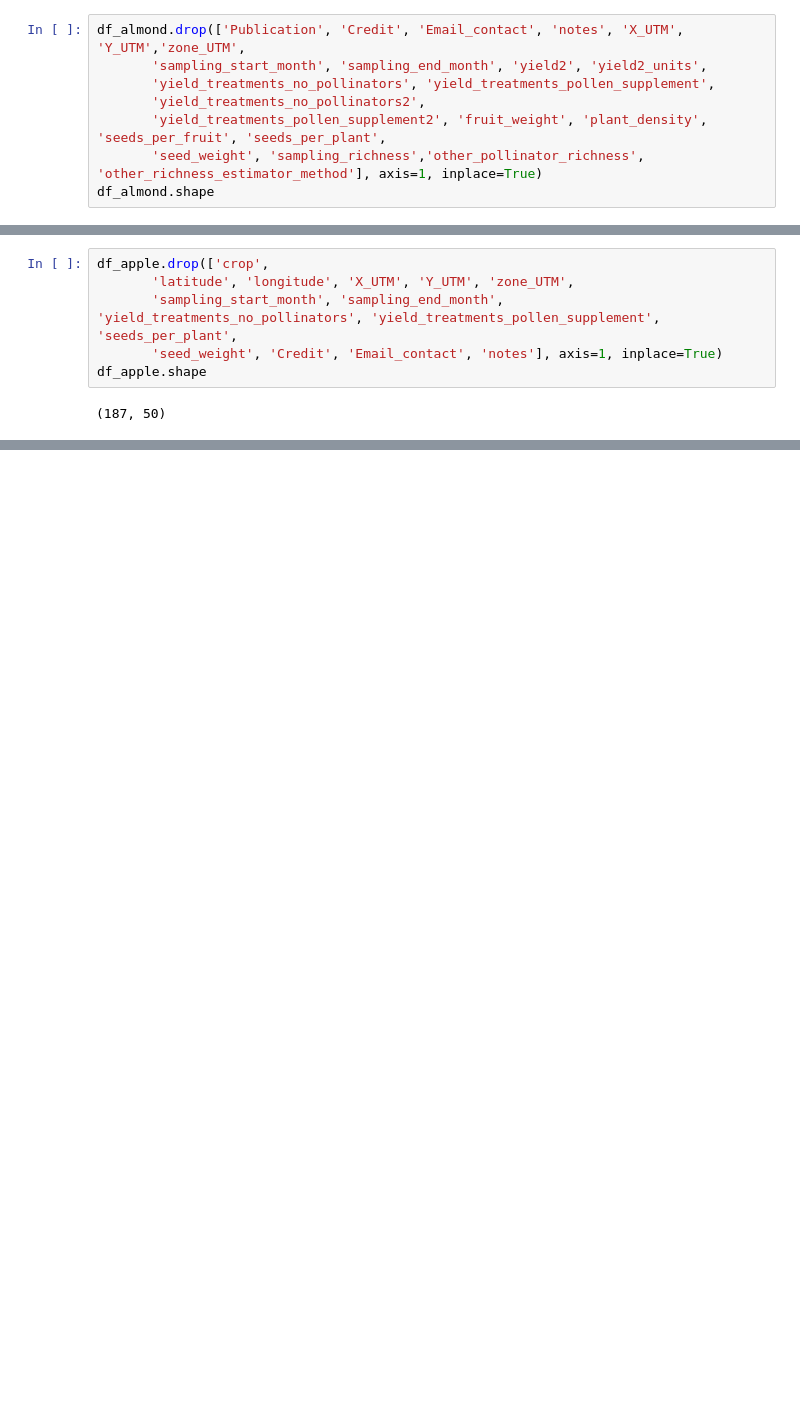
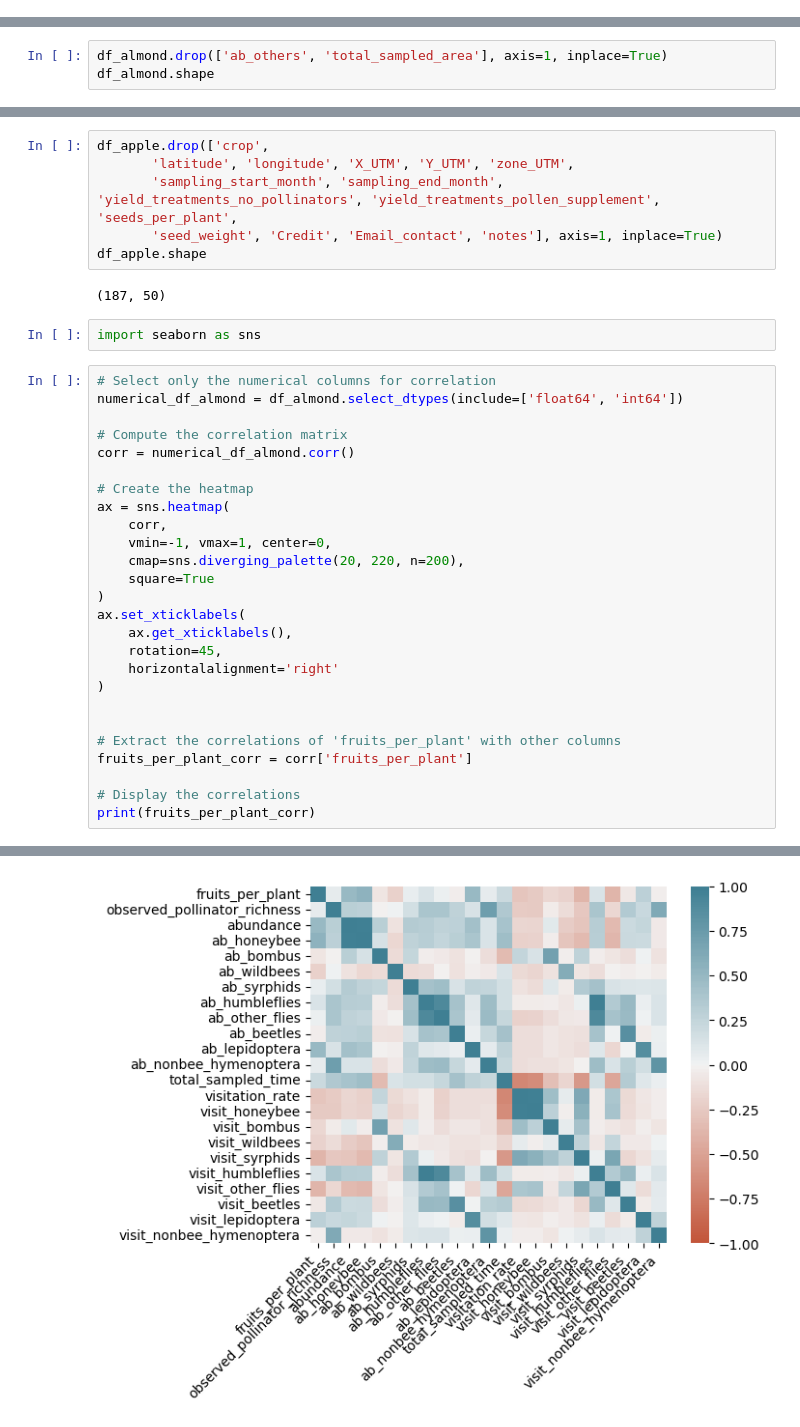
Before and after one commit to Paul-Sabin/BeeSharing, a Jupyter notebook: Data Wrangling.ipynb, the cells around one changed output, grey strips where cells are left out. Drawn from its saved outputs; the diff is of its cells as text; blank space fills up the shorter version.

```diff
--- a/Data Wrangling.ipynb
+++ b/Data Wrangling.ipynb
@@ -207,11 +207,3 @@ df_almond = df_europe[df_europe['study_id'].isin(almondStudies)]
 df_almond.shape
 # %% [output]
 (35, 65)
-# %%
-df_almond.drop(['Publication', 'Credit', 'Email_contact', 'notes', 'X_UTM', 'Y_UTM','zone_UTM',
-       'sampling_start_month', 'sampling_end_month', 'yield2', 'yield2_units',
-       'yield_treatments_no_pollinators', 'yield_treatments_pollen_supplement',
-       'yield_treatments_no_pollinators2',
-       'yield_treatments_pollen_supplement2', 'fruit_weight', 'plant_density', 'seeds_per_fruit', 'seeds_per_plant',
-       'seed_weight', 'sampling_richness','other_pollinator_richness', 'other_richness_estimator_method'], axis=1, inplace=True)
-df_almond.shape
@@ -223,0 +210,3 @@ See the caveats in the documentation: https://pandas.pydata.org/pandas-docs/stab
+# %%
+df_almond.drop(['ab_others', 'total_sampled_area'], axis=1, inplace=True)
+df_almond.shape
@@ -278,3 +273,32 @@ df_apple.drop(['crop',
 df_apple.shape
 # %% [output]
 (187, 50)
+# %%
+import seaborn as sns
+# %%
+# Select only the numerical columns for correlation
+numerical_df_almond = df_almond.select_dtypes(include=['float64', 'int64'])
+
+# Compute the correlation matrix
+corr = numerical_df_almond.corr()
+
+# Create the heatmap
+ax = sns.heatmap(
+    corr,
+    vmin=-1, vmax=1, center=0,
+    cmap=sns.diverging_palette(20, 220, n=200),
+    square=True
+)
+ax.set_xticklabels(
+    ax.get_xticklabels(),
+    rotation=45,
+    horizontalalignment='right'
+)
+
+
+# Extract the correlations of 'fruits_per_plant' with other columns
+fruits_per_plant_corr = corr['fruits_per_plant']
+
+# Display the correlations
+print(fruits_per_plant_corr)
+# %% [output]
@@ -280,0 +322 @@ df_apple.shape
+[figure, added]
```
Also changed, not shown: parts of 8 cells of this notebook.
